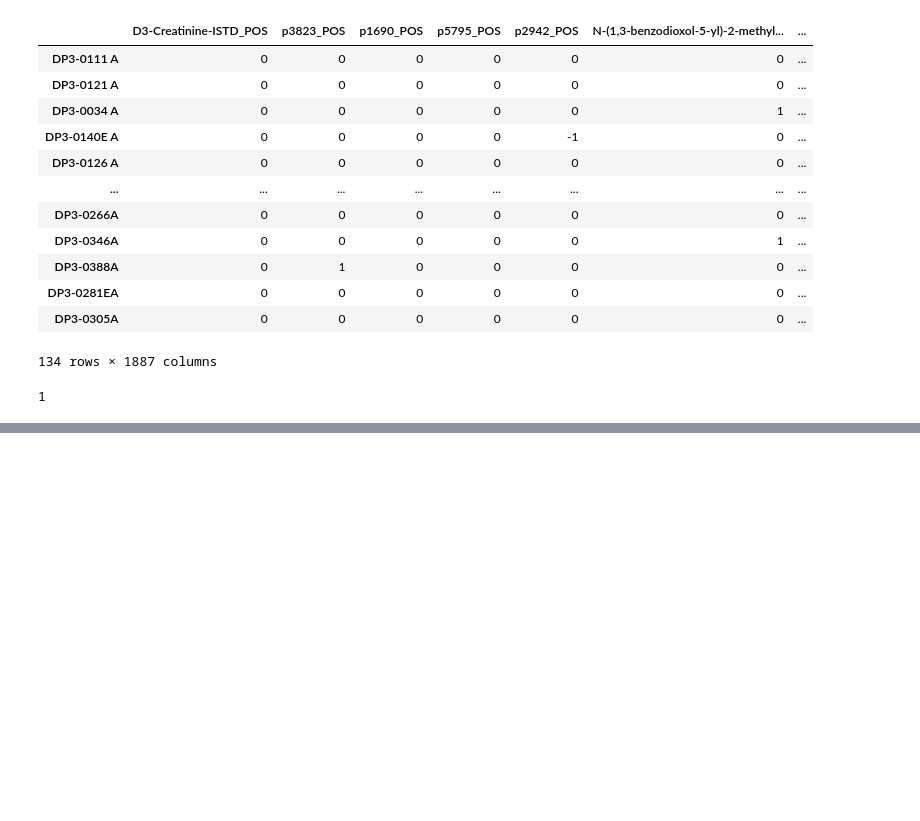
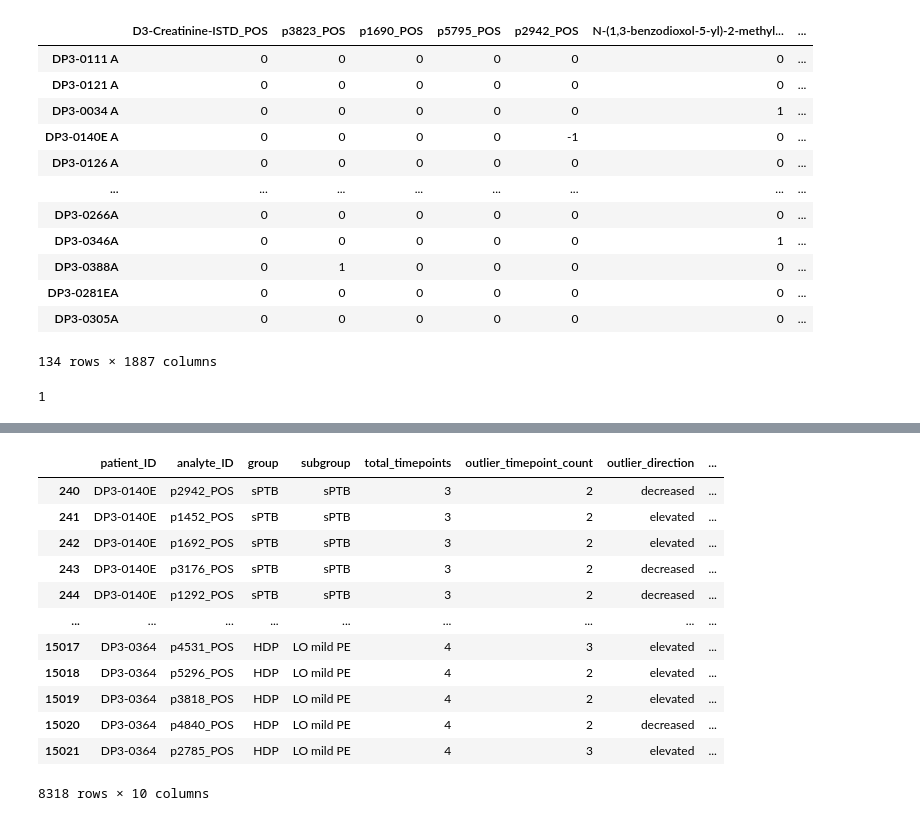
Before and after one commit to spiekos/PiekosLab, a Jupyter notebook: kaylaxu/MTBL_MAD.ipynb, the cells around one changed output, grey strips where cells are left out. Drawn from its saved outputs; the diff is of its cells as text; code cells hidden in the pictures; blank space fills up the shorter version.

```diff
--- a/kaylaxu/MTBL_MAD.ipynb
+++ b/kaylaxu/MTBL_MAD.ipynb
@@ -237,2 +237,6 @@ abs(list(outlierMatrix[t].loc[[p in x for x in outlierMatrix[t].index], m])[0])
 # %% [output]
 1
+# %%
+persistentMatrix = pd.read_csv("/Users/kaylaxu/Desktop/data/MAD_analyses/persistent_outliers_plasma_MTBL.csv", index_col=0)
+# %%
+temp = persistentMatrix.loc[persistentMatrix["group"] != "Control",:]
@@ -238,0 +266,16 @@ abs(list(outlierMatrix[t].loc[[p in x for x in outlierMatrix[t].index], m])[0])
+# %%
+temp
+# %% [output]
+|  | patient_ID | analyte_ID | group | subgroup | total_timepoints | outlier_timepoint_count | outlier_direction | ... |
+| 240 | DP3-0140E | p2942_POS | sPTB | sPTB | 3 | 2 | decreased | ... |
+| 241 | DP3-0140E | p1452_POS | sPTB | sPTB | 3 | 2 | elevated | ... |
+| 242 | DP3-0140E | p1692_POS | sPTB | sPTB | 3 | 2 | elevated | ... |
+| 243 | DP3-0140E | p3176_POS | sPTB | sPTB | 3 | 2 | decreased | ... |
+| 244 | DP3-0140E | p1292_POS | sPTB | sPTB | 3 | 2 | decreased | ... |
+| ... | ... | ... | ... | ... | ... | ... | ... | ... |
+| 15017 | DP3-0364 | p4531_POS | HDP | LO mild PE | 4 | 3 | elevated | ... |
+| 15018 | DP3-0364 | p5296_POS | HDP | LO mild PE | 4 | 2 | elevated | ... |
+| 15019 | DP3-0364 | p3818_POS | HDP | LO mild PE | 4 | 2 | elevated | ... |
+| 15020 | DP3-0364 | p4840_POS | HDP | LO mild PE | 4 | 2 | decreased | ... |
+| 15021 | DP3-0364 | p2785_POS | HDP | LO mild PE | 4 | 3 | elevated | ... |
+8318 rows × 10 columns
```
Also changed, not shown: parts of 5 cells of this notebook, 1 other file.
